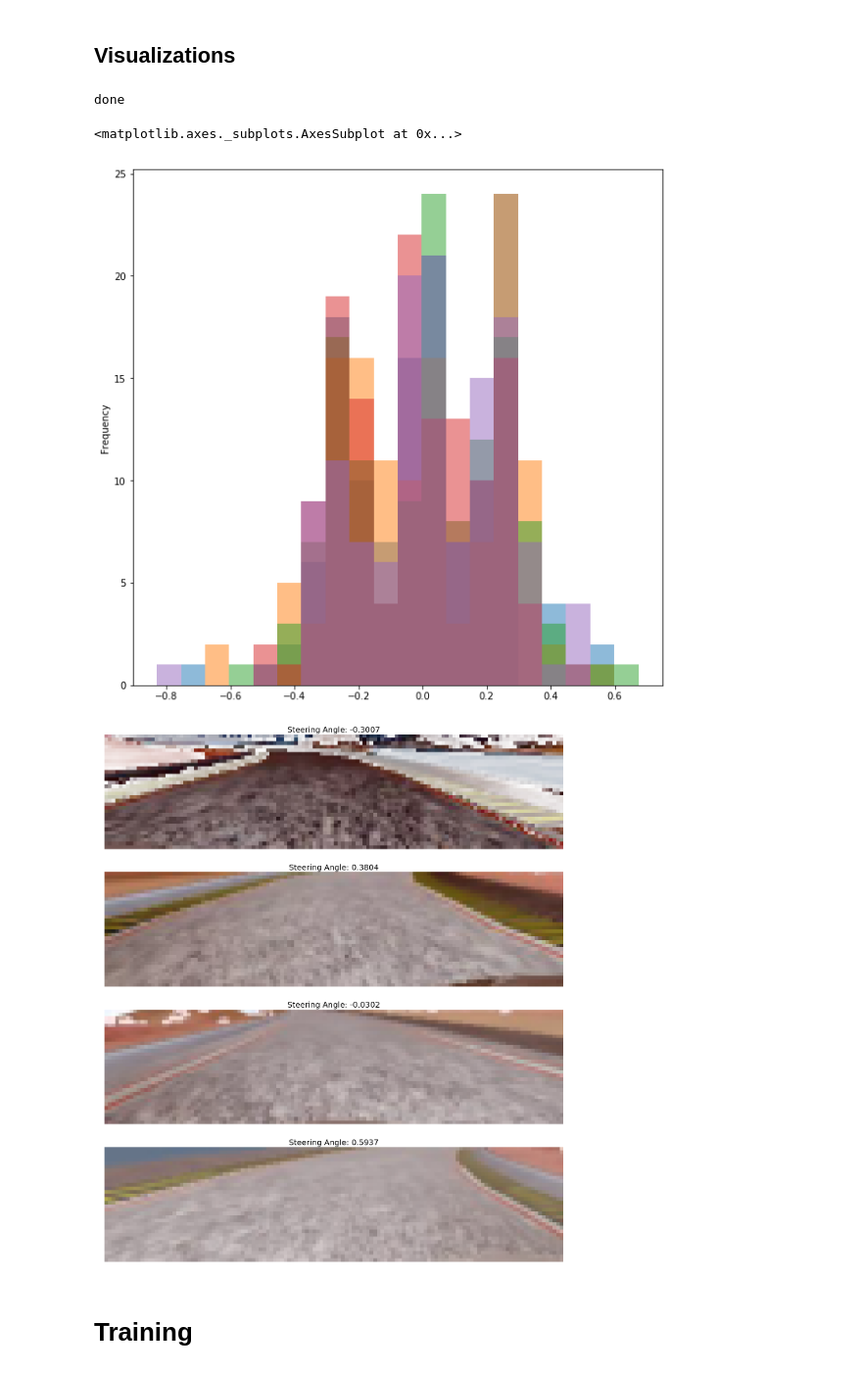
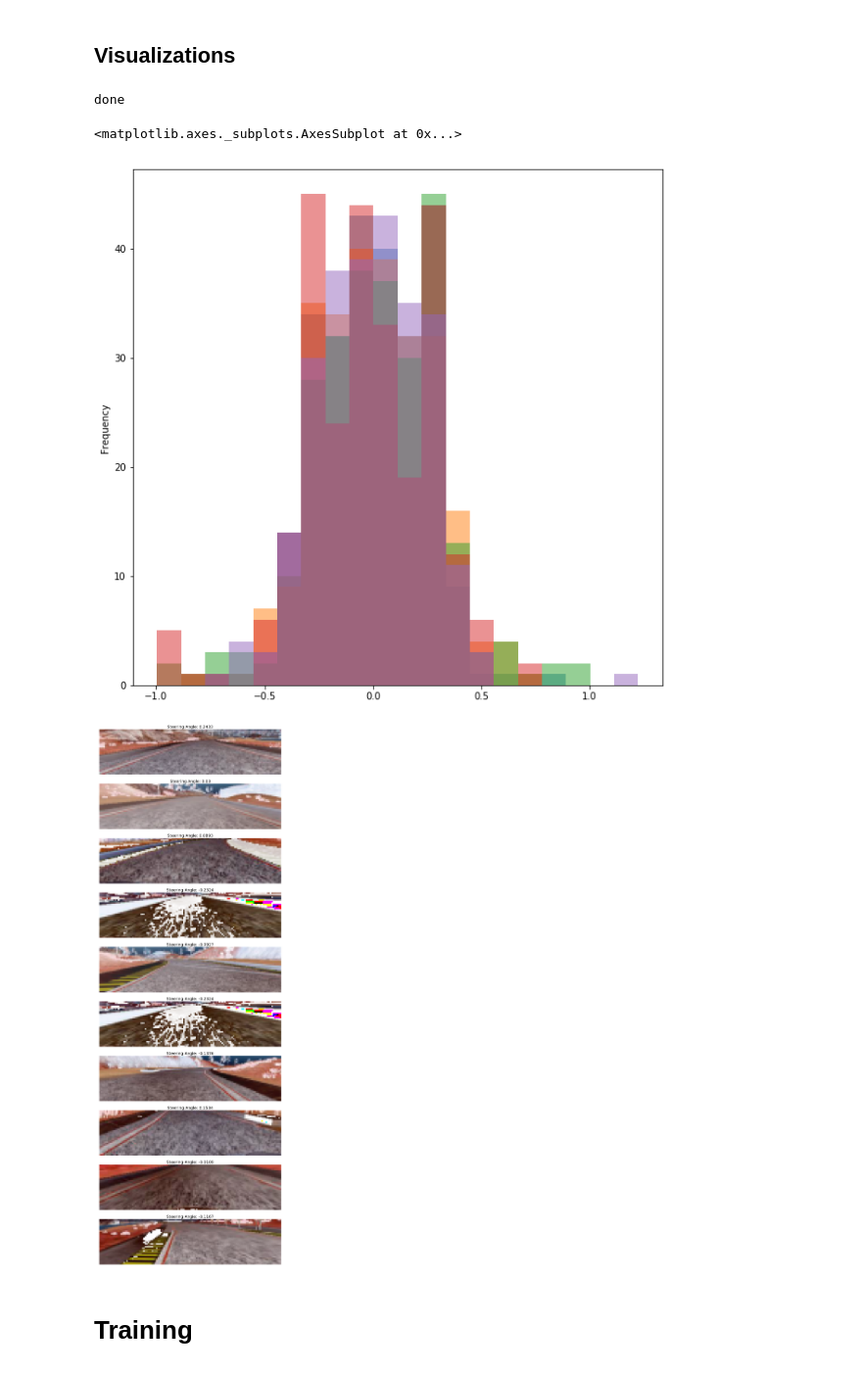
Before and after one commit to dzorlu/sdc, a Jupyter notebook: behavioral_cloning/Behavioral Cloning.ipynb, the cells around one changed output. Shown: that part at 98% size. Cells and saved outputs as stored; diff of their text form; code cells hidden in the pictures.

```diff
--- a/behavioral_cloning/Behavioral Cloning.ipynb
+++ b/behavioral_cloning/Behavioral Cloning.ipynb
@@ -88,6 +109,6 @@ driving_log[['steering_angle','smooth_steering_angle']].plot()
 # %%
 # Removing straight angles now
-keep_straight_p = 1
+keep_straight_p = 0.25
 keep = lambda x: True if np.random.random() < keep_straight_p or x != 0 else False
 driving_log['is_kept'] = driving_log.steering_angle.apply(keep)
 print("Before filter: {}".format(driving_log.shape[0]))
@@ -118,20 +139,22 @@ _summary
 # create a mapping from imagenames to angles
 # Take the smoothed angle
 f = lambda x: "".join(x.split("/")[-1])
-correction = 0.25
+correction =  s = np.random.normal(0.25, 0.05, filtered_driving_log.shape[0])
 center = pd.DataFrame({'image': filtered_driving_log['center_image'].apply(f), 'steering_angle': filtered_driving_log['smooth_steering_angle']})
 left = pd.DataFrame({'image': filtered_driving_log['left_image'].apply(f), 'steering_angle': filtered_driving_log['smooth_steering_angle'] + correction })
 right = pd.DataFrame({'image': filtered_driving_log['right_image'].apply(f), 'steering_angle': filtered_driving_log['smooth_steering_angle'] - correction})
 
 steering_angles = pd.concat([center, left, right])
-target_map = pd.Series(steering_angles.steering_angle.values,index=steering_angles.image).to_dict()
-print("image data size: {}".format(len(target_map)))
+target_map = pd.Series(steering_angles.steering_angle.values,index=steering_angles.image)
+# # Split training / validation
+_target_map_train, _target_map_validation = train_test_split(target_map, test_size= 0.1)
+target_map_train, target_map_validation = _target_map_train.to_dict(), _target_map_validation.to_dict()
+print("image data size: {}".format(len(target_map_train)))
 
 _dir = "data/IMG/"
-
 # Assert # images == # of annotated images
 file_names = os.listdir(_dir)
-assert len(target_map) == len(file_names)
+#assert len(target_map) == len(file_names)
 # No NaNs in the target data
-assert sum(np.isnan(np.fromiter(iter(target_map.values()), dtype=float))) == 0
+assert sum(np.isnan(np.fromiter(iter(target_map_train.values()), dtype=float))) == 0
 # %% [output]
@@ -139,12 +162,12 @@ image data size: 55767
 # %%
 from data_generator.image import ImageDataGenerator
 input_shape, output_shape = (160, 320, 3) , (32, 128, 3)
-batch_size = 128
+batch_size = 256
 # %% [markdown]
 ## Visualizations
 # %%
 # investigate target distribution
-gen = ImageDataGenerator(target_map = target_map,
+gen = ImageDataGenerator(target_map = target_map_train,
                          root_path = _dir,
                          input_shape = input_shape,
                          output_shape = output_shape,
@@ -166,19 +189,19 @@ df.plot.hist(alpha=0.5, bins=20, legend=False, ax=f.gca())
 # %% [output]
 done
 <matplotlib.axes._subplots.AxesSubplot at 0x...>
-[figure, old version]
+[figure, new version]
 # %%
-nb_images = 4
+nb_images = 10
 i = np.random.randint(1,128,nb_images)
 #plt.imshow(X[0][5])
-plt.figure(figsize=(75,25))
+plt.figure(figsize=(75,50))
 for ix, _i in enumerate(i):
     plt.subplot(nb_images,1,ix+1)
     plt.imshow(X[0][_i,...])
     plt.axis('off')
     plt.title("Steering Angle: " + str(np.round(y[0][_i],4)),fontsize=20);
 # %% [output]
-[figure, old version]
+[figure, new version]
 # %% [markdown]
 # Training
 # %%
```
Also changed, not shown: parts of 14 cells of this notebook.
